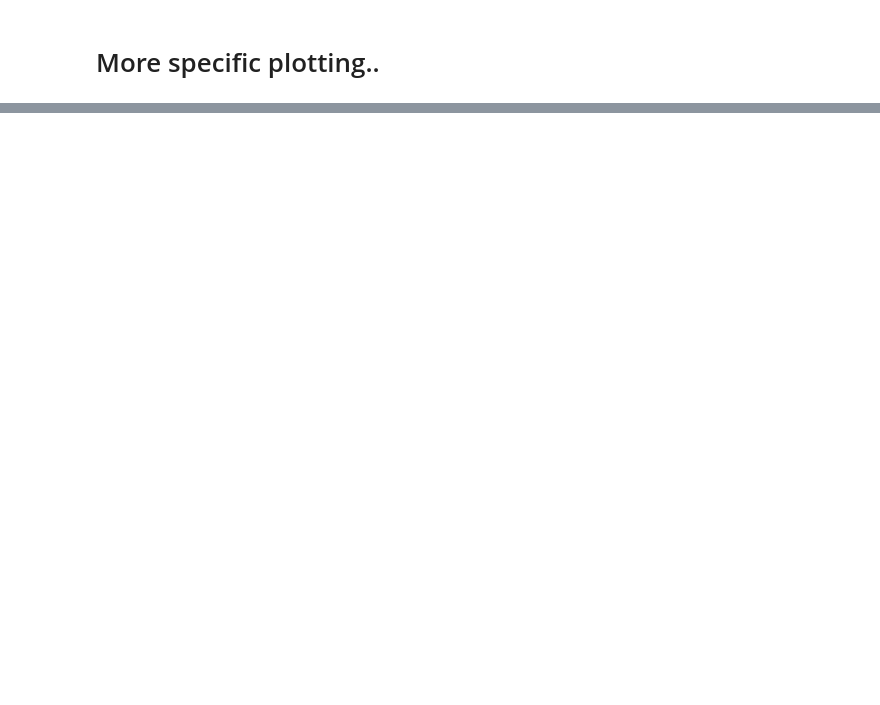
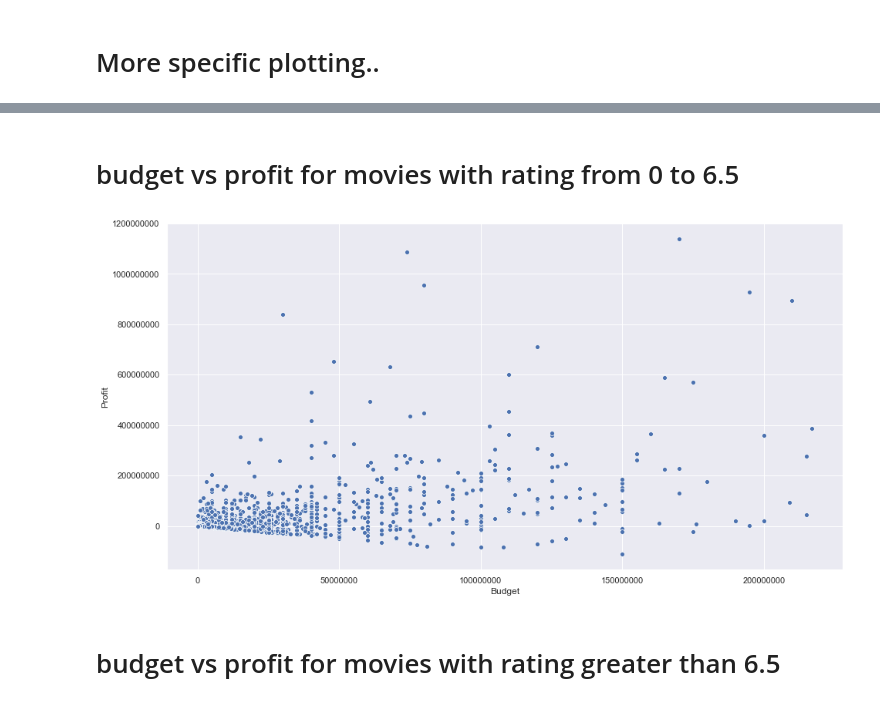
Before and after one commit to davidlebruce/movie_industry_project, a Jupyter notebook: movie_data_visualizations.ipynb, the cells around one changed output, grey strips where cells are left out. Drawn from its saved outputs; the diff is of its cells as text; code cells hidden in the pictures; blank space fills up the shorter version.

```diff
--- a/movie_data_visualizations.ipynb
+++ b/movie_data_visualizations.ipynb
@@ -140,0 +119,11 @@ plt.xlabel("year released", size=15);
+# %% [markdown]
+# budget vs profit for movies with rating from 0 to 6.5
+# %%
+low_rating = df.loc[(df['averagerating'] > 0.0) & (df['averagerating'] < 6.5)]
+sns.scatterplot(data=low_rating, x="Budget", y="Profit")
+plt.ticklabel_format(style='plain', axis='y')
+plt.ticklabel_format(style='plain', axis='x')
+# %% [output]
+[figure, added]
+# %% [markdown]
+# budget vs profit for movies with rating greater than 6.5
```
Also changed, not shown: parts of 23 cells of this notebook, 2 other files.
